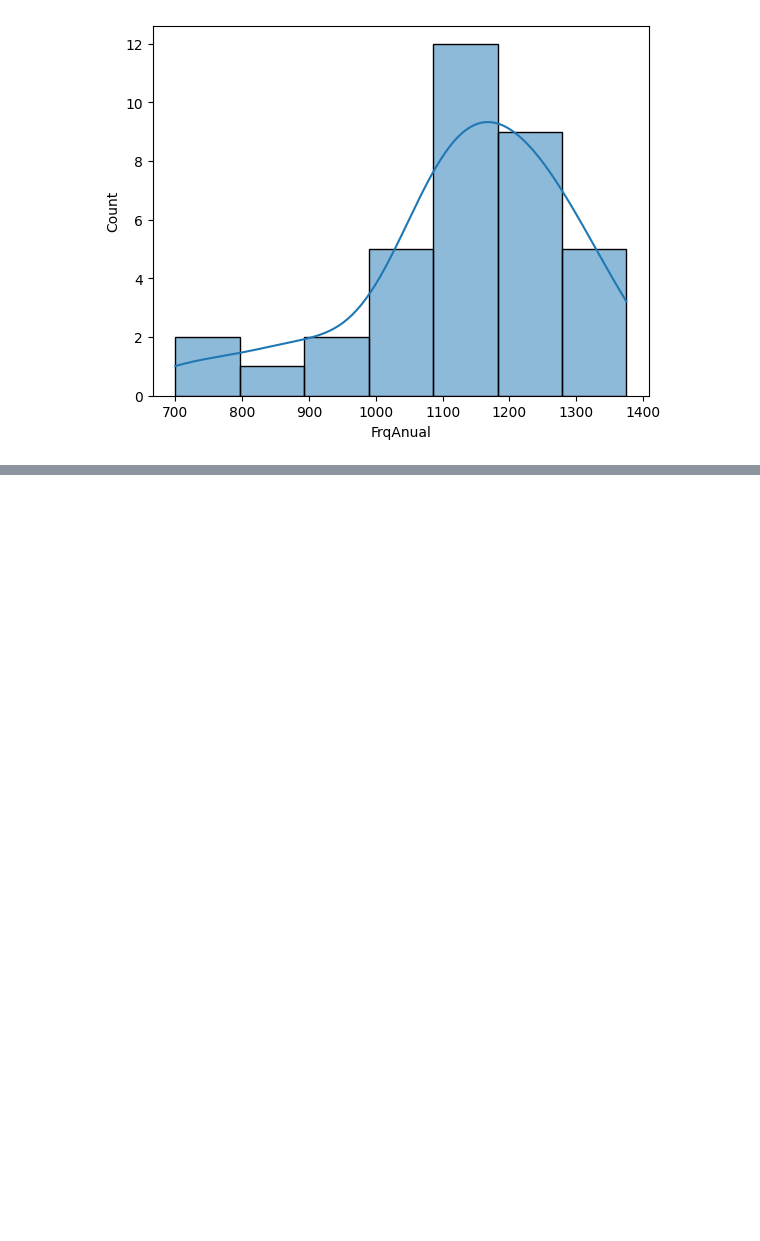
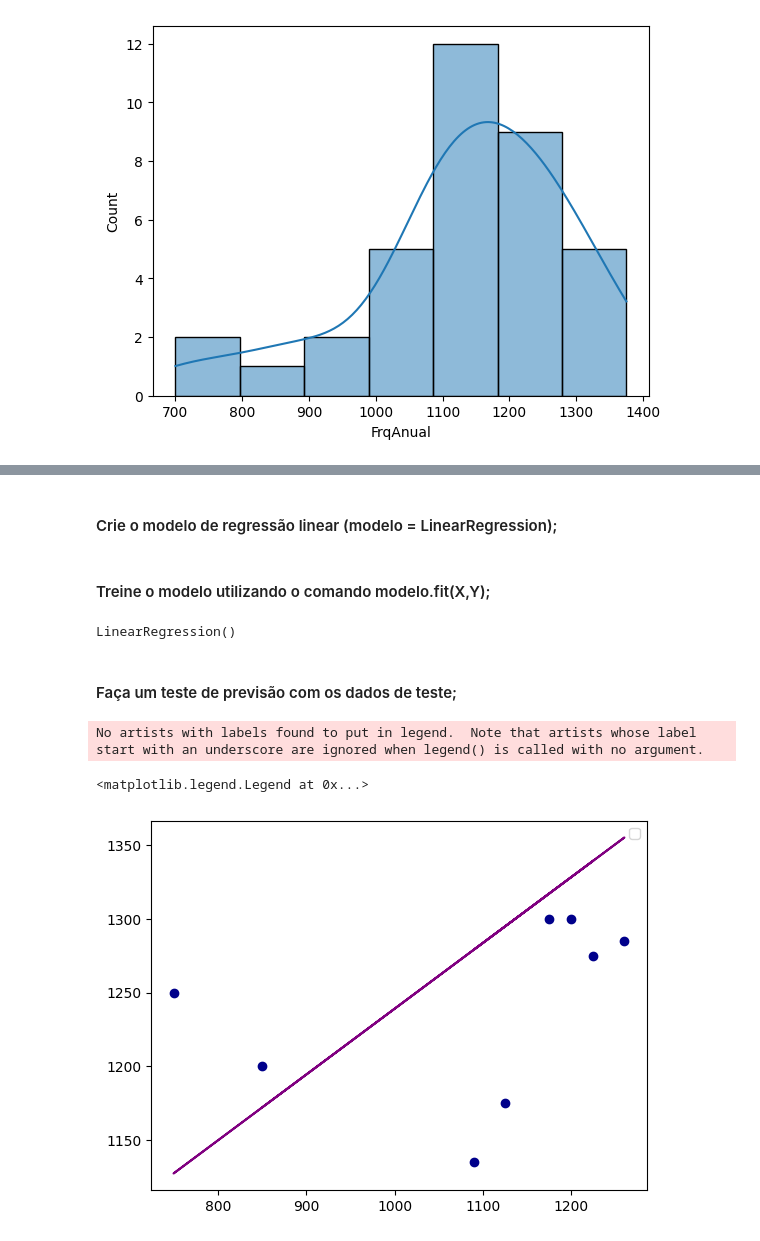
Before and after one commit to carmoemanoel/fundamentos-Big-data-SENAI-Python, a Jupyter notebook: exercícios/Exercício de Estudo de caso.ipynb, the cells around one changed output, grey strips where cells are left out. Saved outputs shown, nothing was run; the diff lists cells and outputs as text; code cells hidden in the pictures; blank space fills up the shorter version.

```diff
--- a/exercícios/Exercício de Estudo de caso.ipynb
+++ b/exercícios/Exercício de Estudo de caso.ipynb
@@ -81,0 +111,5 @@ dados.corr()
+# %%
+x = np.array(dados['FrqAnual'])
+y = dados['CusInic']
+
+x = x.reshape(-1,1)
@@ -81,0 +118,23 @@ dados.corr()
+# %%
+xtrain, xtest, ytrain,ytest = train_test_split(x,y,test_size=0.2, random_state=42)
+# %% [markdown]
+#### Crie o modelo de regressão linear (modelo = LinearRegression);
+# %%
+modelo = LinearRegression(fit_intercept=True)
+# %% [markdown]
+#### Treine o modelo utilizando o comando modelo.fit(X,Y);
+# %%
+modelo.fit(xtrain,ytrain)
+# %% [output]
+LinearRegression()
+# %% [markdown]
+#### Faça um teste de previsão com os dados de teste;
+# %%
+plt.scatter(x = xtest, y = ytest, color = 'darkblue')
+plt.plot(xtest, modelo.predict(xtest), color = 'purple')
+
+plt.legend()
+# %% [output]
+No artists with labels found to put in legend.  Note that artists whose label start with an underscore are ignored when legend() is called with no argument.
+<matplotlib.legend.Legend at 0x...>
+[figure, added]
```
Also changed, not shown: parts of 17 cells of this notebook, 2 other files.
